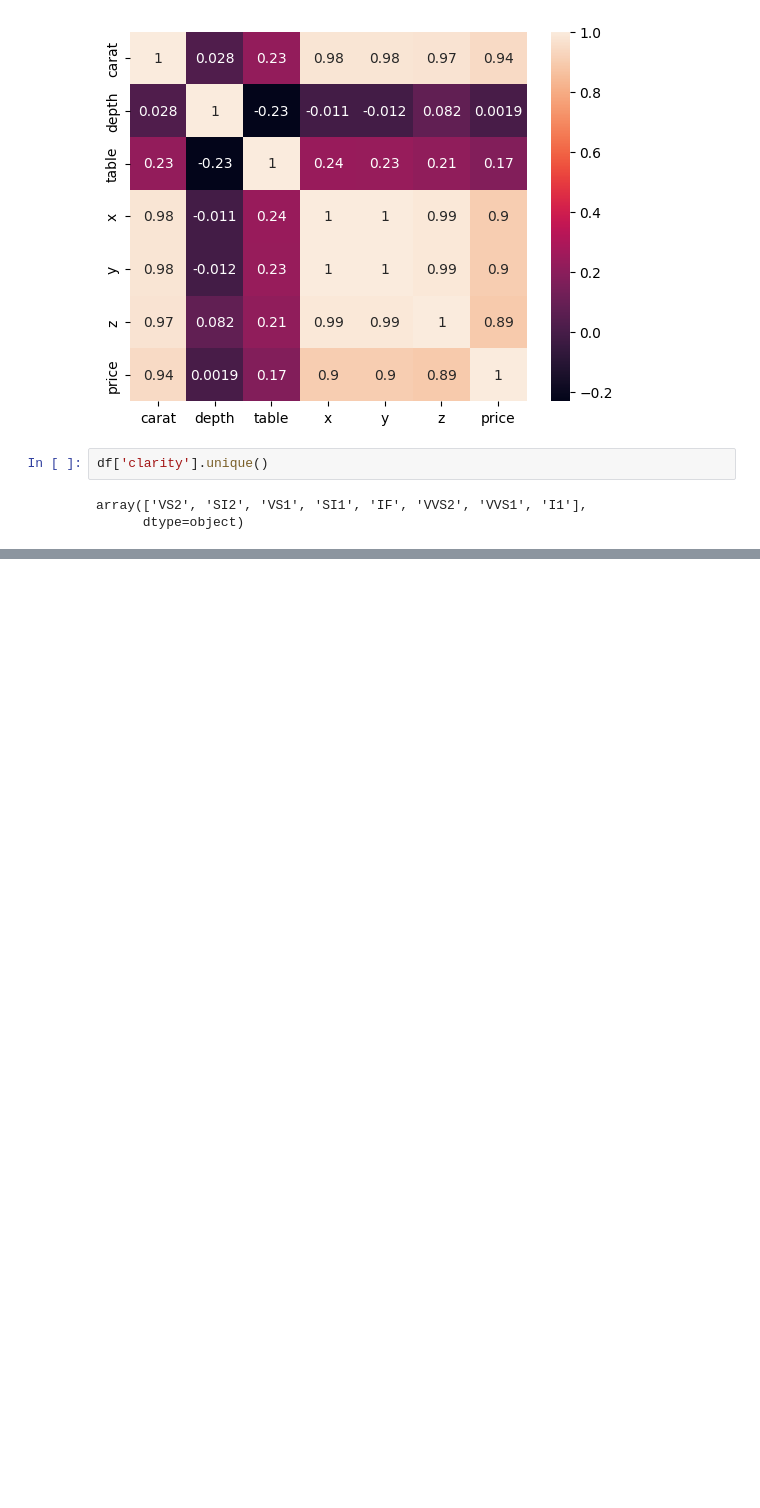
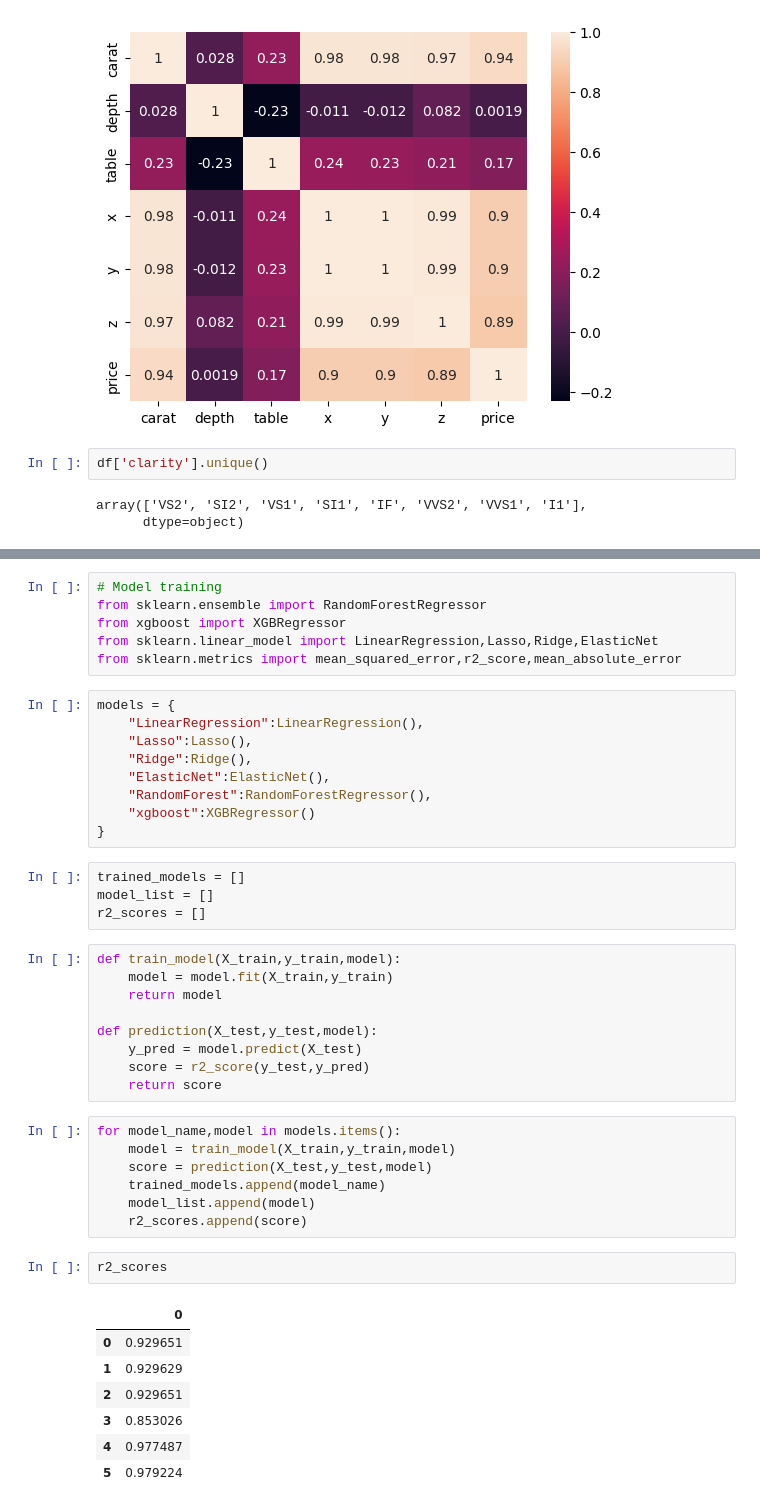
Before and after one commit to 45-Hrishi/End-to-End-Gemstone-Price-Prediction-Application, a Jupyter notebook: research/experiments.ipynb, the cells around one changed output, grey strips where cells are left out. Drawn from its saved outputs; the diff is of its cells as text; blank space fills up the shorter version.

```diff
--- a/research/experiments.ipynb
+++ b/research/experiments.ipynb
@@ -239,0 +388,45 @@ df['color'] = df["color"].map(color_map)
+# %%
+# Model training
+from sklearn.ensemble import RandomForestRegressor
+from xgboost import XGBRegressor
+from sklearn.linear_model import LinearRegression,Lasso,Ridge,ElasticNet
+from sklearn.metrics import mean_squared_error,r2_score,mean_absolute_error
+# %%
+models = {
+    "LinearRegression":LinearRegression(),
+    "Lasso":Lasso(),
+    "Ridge":Ridge(),
+    "ElasticNet":ElasticNet(),
+    "RandomForest":RandomForestRegressor(),
+    "xgboost":XGBRegressor()
+}
+# %%
+trained_models = []
+model_list = []
+r2_scores = []
+# %%
+def train_model(X_train,y_train,model):
+    model = model.fit(X_train,y_train)
+    return model
+
+def prediction(X_test,y_test,model):
+    y_pred = model.predict(X_test)
+    score = r2_score(y_test,y_pred)
+    return score
+# %%
+for model_name,model in models.items():
+    model = train_model(X_train,y_train,model)
+    score = prediction(X_test,y_test,model)
+    trained_models.append(model_name)
+    model_list.append(model)
+    r2_scores.append(score)
+# %%
+r2_scores
+# %% [output]
+|  | 0 |
+| 0 | 0.929651 |
+| 1 | 0.929629 |
+| 2 | 0.929651 |
+| 3 | 0.853026 |
+| 4 | 0.977487 |
+| 5 | 0.979224 |
```
Also changed, not shown: parts of 25 cells of this notebook, 3 other files.
